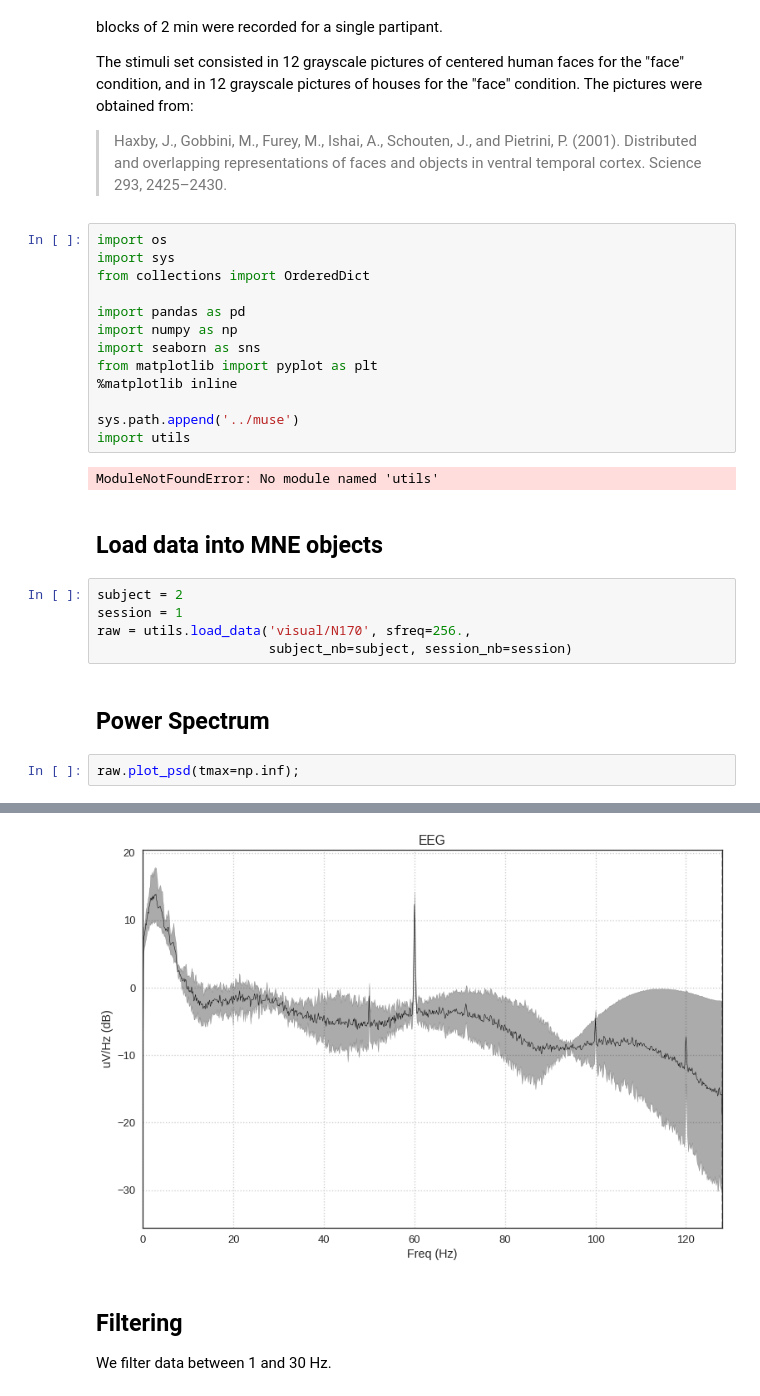
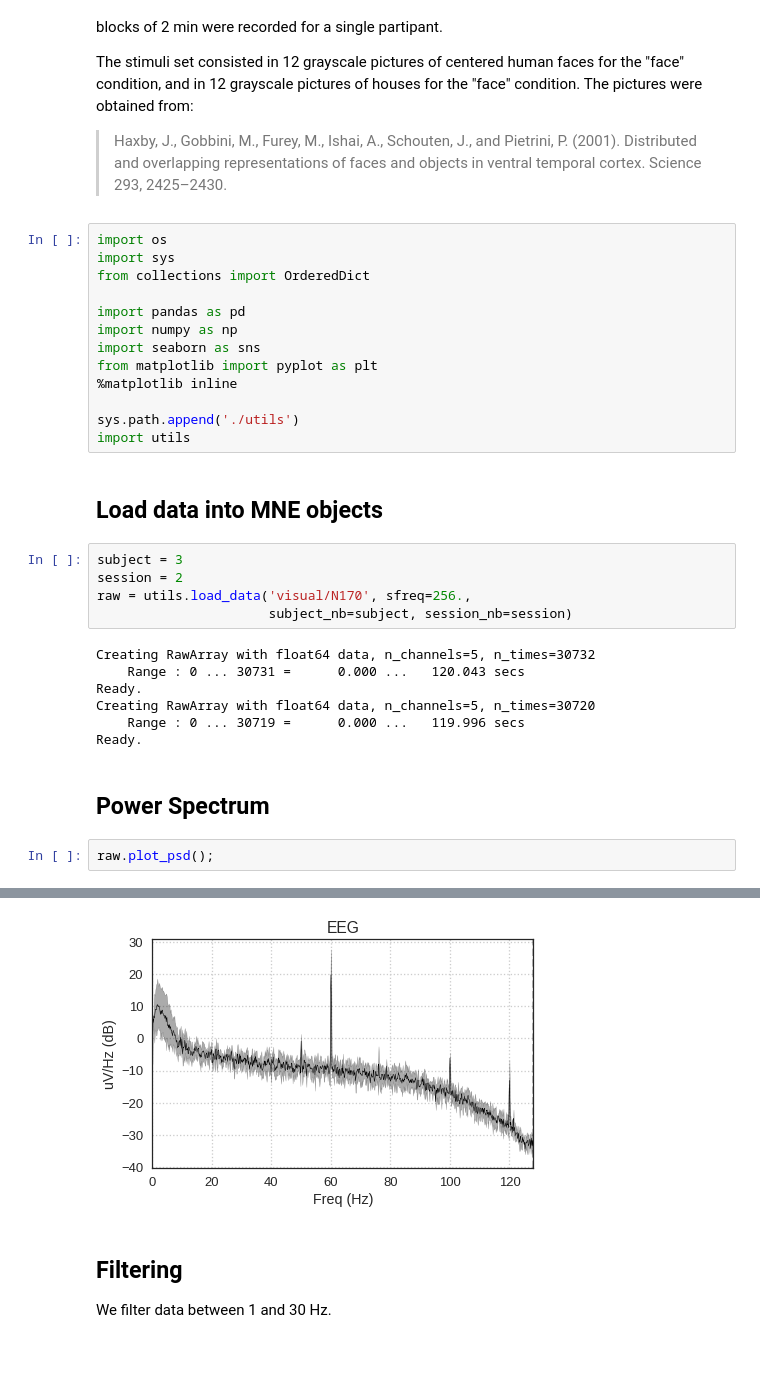
Before and after one commit to NeuroTechX/eeg-notebooks_v0.1, a Jupyter notebook: notebooks/N170 with Muse.ipynb, the cells around one changed output, grey strips where cells are left out. Saved outputs shown, nothing was run; the diff lists cells and outputs as text; blank space fills up the shorter version.

```diff
--- a/notebooks/N170 with Muse.ipynb
+++ b/notebooks/N170 with Muse.ipynb
@@ -21,19 +21,24 @@ import seaborn as sns
 from matplotlib import pyplot as plt
 %matplotlib inline
 
-sys.path.append('../muse')
+sys.path.append('./utils')
 import utils
-# %% [output]
-ModuleNotFoundError: No module named 'utils'
 # %% [markdown]
 ## Load data into MNE objects
 # %%
-subject = 2
-session = 1
+subject = 3
+session = 2
 raw = utils.load_data('visual/N170', sfreq=256.,
                       subject_nb=subject, session_nb=session)
+# %% [output]
+Creating RawArray with float64 data, n_channels=5, n_times=30732
+    Range : 0 ... 30731 =      0.000 ...   120.043 secs
+Ready.
+Creating RawArray with float64 data, n_channels=5, n_times=30720
+    Range : 0 ... 30719 =      0.000 ...   119.996 secs
+Ready.
 # %% [markdown]
 ## Power Spectrum
 # %%
-raw.plot_psd(tmax=np.inf);
+raw.plot_psd();
 # %% [output]
@@ -40,5 +46,5 @@ raw.plot_psd(tmax=np.inf);
 Effective window size : 8.000 (s)
-[figure, old version]
+[figure, new version]
 # %% [markdown]
 ## Filtering
 
```
Also changed, not shown: parts of 8 cells of this notebook, 4 other files.
